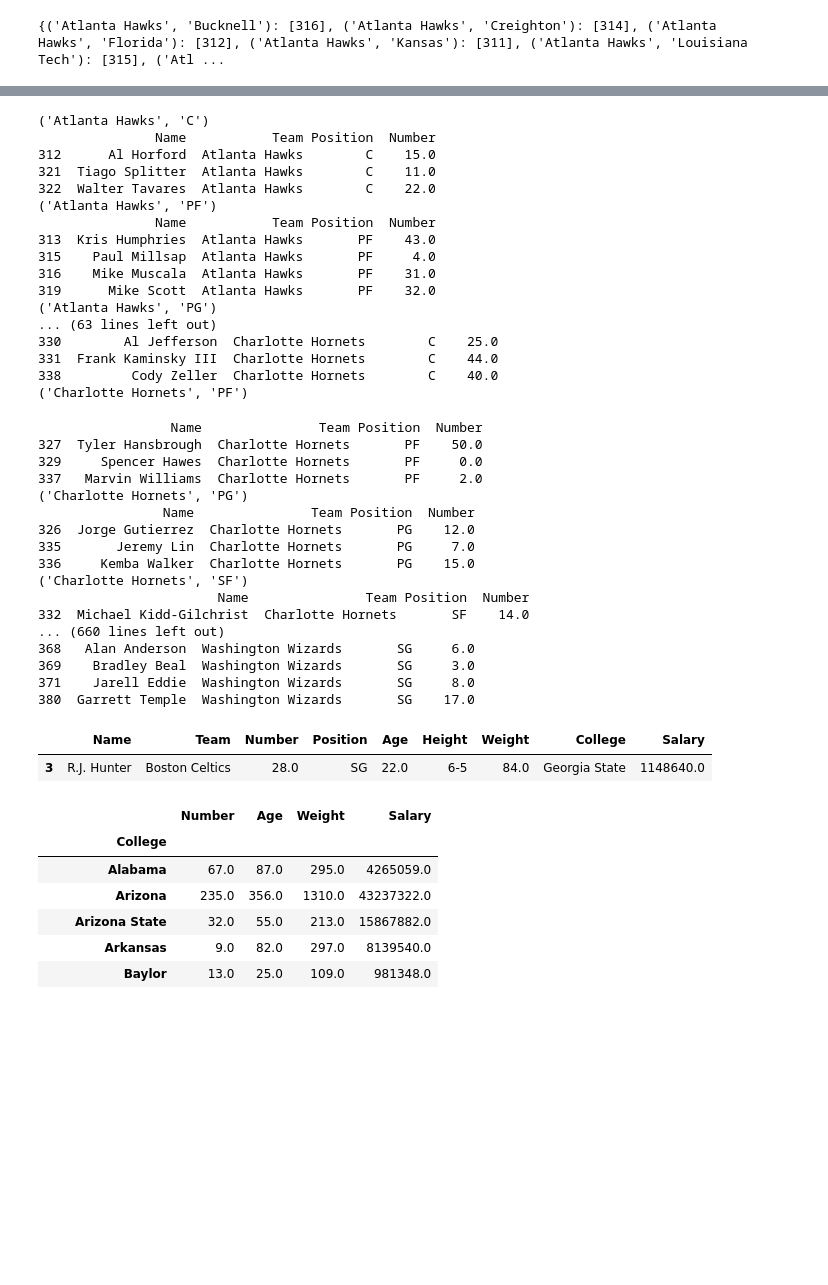
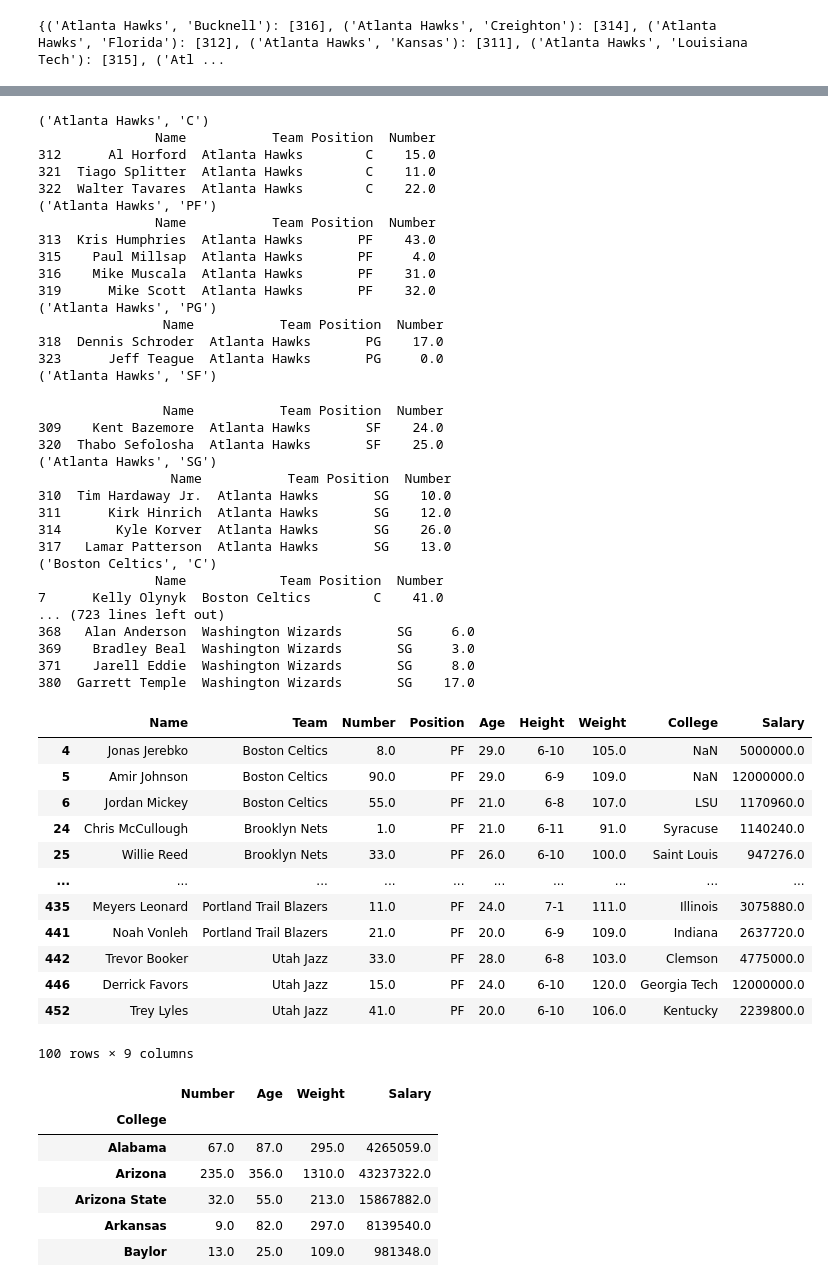
Before and after one commit to Abdulkadir2516/Python-Veri-Bilimine-Giris, a Jupyter notebook: Pandas/Pandas-8.ipynb, the cells around one changed output, grey strips where cells are left out. Saved outputs shown, nothing was run; the diff lists cells and outputs as text; code cells hidden in the pictures; blank space fills up the shorter version.

```diff
--- a/Pandas/Pandas-8.ipynb
+++ b/Pandas/Pandas-8.ipynb
@@ -4,7 +4,7 @@ import pandas as pd
 # %%
 df = pd.read_csv("datasets/nba.csv")
 # oyuncuların kiloları lb formatınday dı kg formatına dönüştürme yaptık 1 lb = 0.45359237 kg dır
-df["Weight"] = round(df["Weight"] * 0.45359237)
+df["Weight"] = np.round(df["Weight"] * 0.45359237)
 df
 # %% [output]
 |  | Name | Team | Number | Position | Age | Height | Weight | College | Salary |
@@ -75,7 +91,7 @@ Atlanta Hawks
 381    93.0                   LSU    200600.0
 382    88.0              Kentucky  15851950.0
 # %%
-for name, group in df.groupby(["Team","Position",""])["Name","Team","Position","Number"]:
+for name, group in df.groupby(["Team","Position"])["Name","Team","Position","Number"]:
     print(name)
     print(group)
 # %% [output]
@@ -91,33 +107,43 @@ for name, group in df.groupby(["Team","Position",""])["Name","Team","Position","
 316    Mike Muscala  Atlanta Hawks       PF    31.0
 319      Mike Scott  Atlanta Hawks       PF    32.0
 ('Atlanta Hawks', 'PG')
-... (63 lines left out)
-330        Al Jefferson  Charlotte Hornets        C    25.0
-331  Frank Kaminsky III  Charlotte Hornets        C    44.0
-338         Cody Zeller  Charlotte Hornets        C    40.0
-('Charlotte Hornets', 'PF')
+                Name           Team Position  Number
+318  Dennis Schroder  Atlanta Hawks       PG    17.0
+323      Jeff Teague  Atlanta Hawks       PG     0.0
+('Atlanta Hawks', 'SF')
-                 Name               Team Position  Number
-327  Tyler Hansbrough  Charlotte Hornets       PF    50.0
-329     Spencer Hawes  Charlotte Hornets       PF     0.0
-337   Marvin Williams  Charlotte Hornets       PF     2.0
-('Charlotte Hornets', 'PG')
-                Name               Team Position  Number
-326  Jorge Gutierrez  Charlotte Hornets       PG    12.0
-335       Jeremy Lin  Charlotte Hornets       PG     7.0
-336     Kemba Walker  Charlotte Hornets       PG    15.0
-('Charlotte Hornets', 'SF')
-                       Name               Team Position  Number
-332  Michael Kidd-Gilchrist  Charlotte Hornets       SF    14.0
-... (660 lines left out)
+                Name           Team Position  Number
+309    Kent Bazemore  Atlanta Hawks       SF    24.0
+320  Thabo Sefolosha  Atlanta Hawks       SF    25.0
+('Atlanta Hawks', 'SG')
+                 Name           Team Position  Number
+310  Tim Hardaway Jr.  Atlanta Hawks       SG    10.0
+311      Kirk Hinrich  Atlanta Hawks       SG    12.0
+314       Kyle Korver  Atlanta Hawks       SG    26.0
+317   Lamar Patterson  Atlanta Hawks       SG    13.0
+('Boston Celtics', 'C')
+               Name            Team Position  Number
+7      Kelly Olynyk  Boston Celtics        C    41.0
+... (723 lines left out)
 368   Alan Anderson  Washington Wizards       SG     6.0
 369    Bradley Beal  Washington Wizards       SG     3.0
 371    Jarell Eddie  Washington Wizards       SG     8.0
 380  Garrett Temple  Washington Wizards       SG    17.0
 # %%
-df.groupby("College").get_group("Georgia State")
+df.groupby("Position").get_group("PF")
 # %% [output]
 |  | Name | Team | Number | Position | Age | Height | Weight | College | Salary |
-| 3 | R.J. Hunter | Boston Celtics | 28.0 | SG | 22.0 | 6-5 | 84.0 | Georgia State | 1148640.0 |
+| 4 | Jonas Jerebko | Boston Celtics | 8.0 | PF | 29.0 | 6-10 | 105.0 | NaN | 5000000.0 |
+| 5 | Amir Johnson | Boston Celtics | 90.0 | PF | 29.0 | 6-9 | 109.0 | NaN | 12000000.0 |
+| 6 | Jordan Mickey | Boston Celtics | 55.0 | PF | 21.0 | 6-8 | 107.0 | LSU | 1170960.0 |
+| 24 | Chris McCullough | Brooklyn Nets | 1.0 | PF | 21.0 | 6-11 | 91.0 | Syracuse | 1140240.0 |
+| 25 | Willie Reed | Brooklyn Nets | 33.0 | PF | 26.0 | 6-10 | 100.0 | Saint Louis | 947276.0 |
+| ... | ... | ... | ... | ... | ... | ... | ... | ... | ... |
+| 435 | Meyers Leonard | Portland Trail Blazers | 11.0 | PF | 24.0 | 7-1 | 111.0 | Illinois | 3075880.0 |
+| 441 | Noah Vonleh | Portland Trail Blazers | 21.0 | PF | 20.0 | 6-9 | 109.0 | Indiana | 2637720.0 |
+| 442 | Trevor Booker | Utah Jazz | 33.0 | PF | 28.0 | 6-8 | 103.0 | Clemson | 4775000.0 |
+| 446 | Derrick Favors | Utah Jazz | 15.0 | PF | 24.0 | 6-10 | 120.0 | Georgia Tech | 12000000.0 |
+| 452 | Trey Lyles | Utah Jazz | 41.0 | PF | 20.0 | 6-10 | 106.0 | Kentucky | 2239800.0 |
+100 rows × 9 columns
 # %%
 df.groupby("College").sum()
 # %% [output]
```
Also changed, not shown: parts of 3 cells of this notebook, 3 other files.
